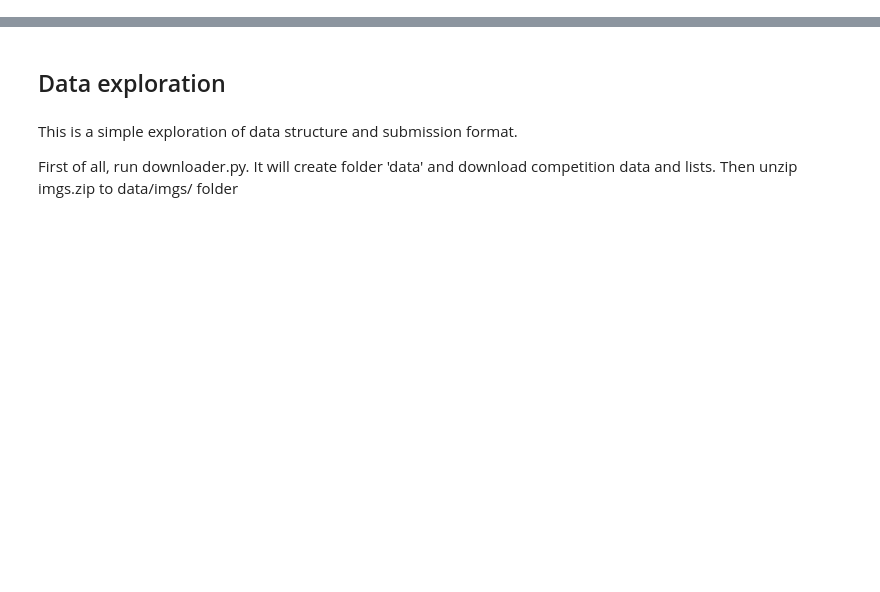
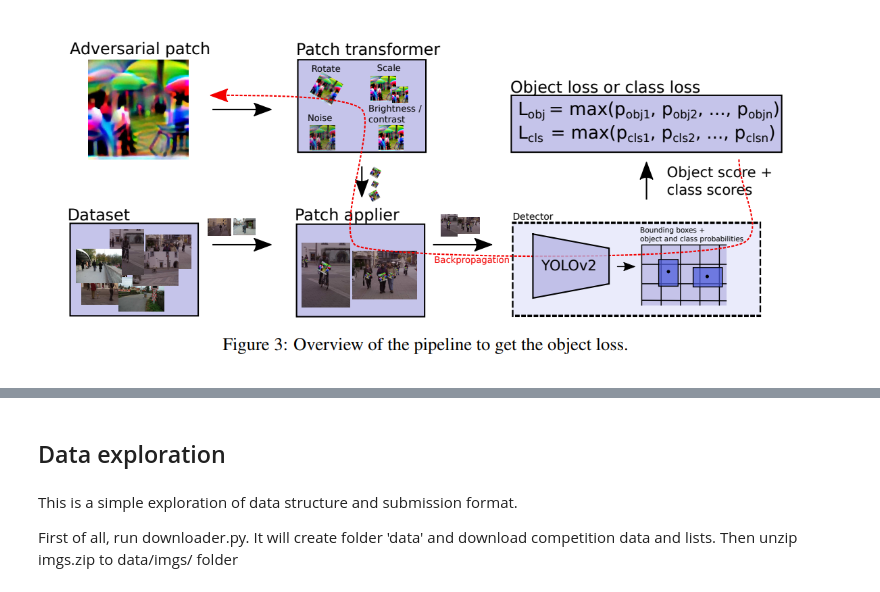
Before and after one commit to gasparian/MCS2018.Baseline, a Jupyter notebook: exlpore.ipynb, the cells around one changed output, grey strips where cells are left out. Drawn from its saved outputs; the diff is of its cells as text; code cells hidden in the pictures; blank space fills up the shorter version.

```diff
--- a/exlpore.ipynb
+++ b/exlpore.ipynb
@@ -12,0 +83,4 @@ from skimage.measure import compare_ssim
+# %%
+Embed_Image(filename="./data/Screenshot from 2019-08-08 15-34-57.png", width=800, height=800)
+# %% [output]
+[figure, added]
```
Also changed, not shown: parts of 62 cells of this notebook, 2 other files.
